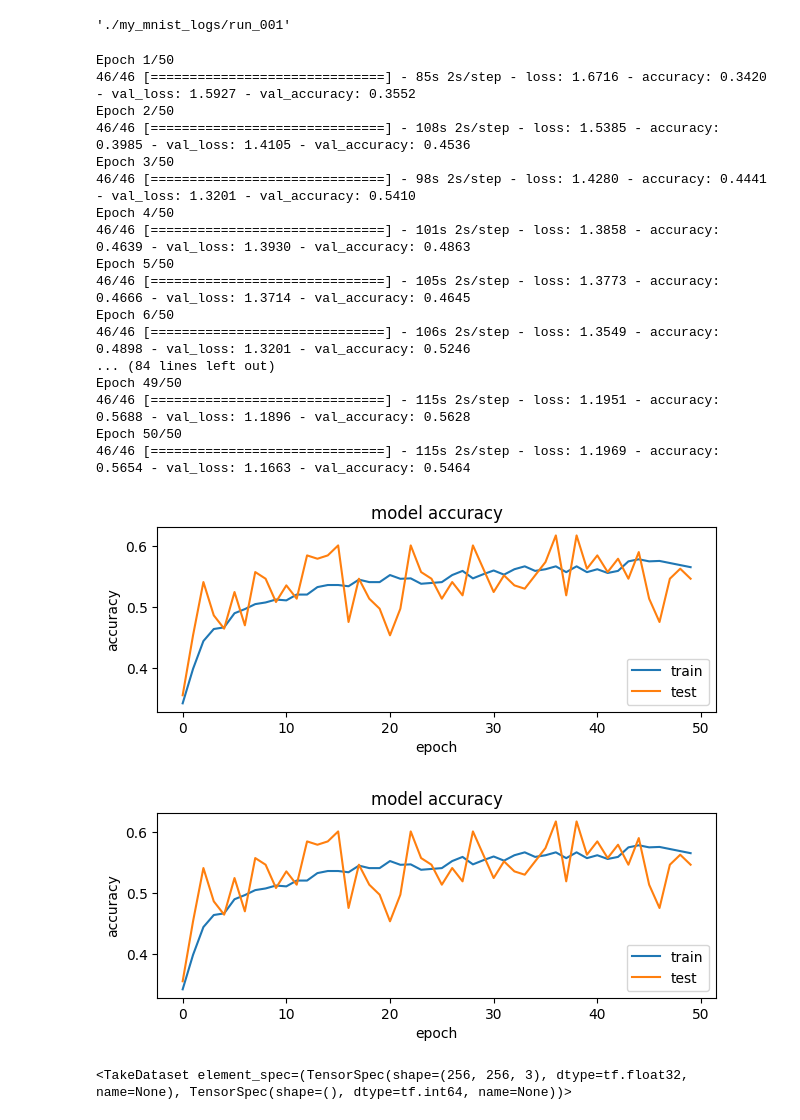
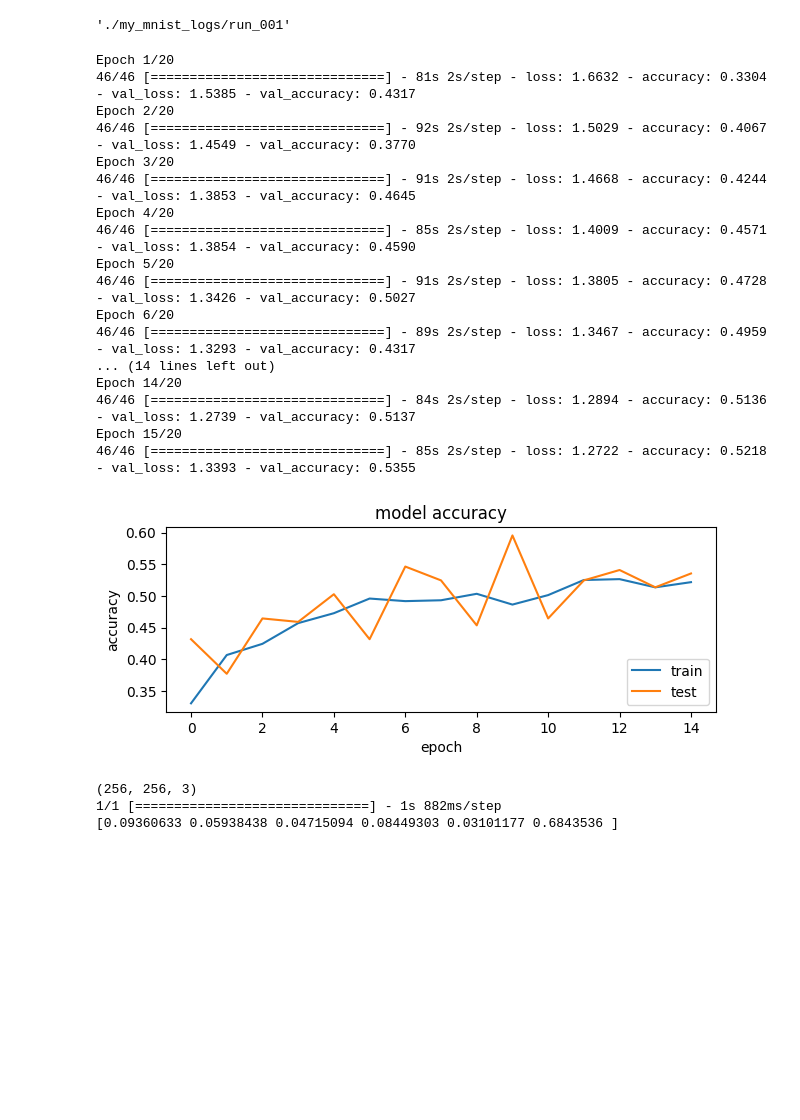
Before and after one commit to lrav35/brain_segmentation_classification, a Jupyter notebook: Brain Hemorrhage Segmentation.ipynb, the cells around one changed output. Drawn from its saved outputs; the diff is of its cells as text; code cells hidden in the pictures; blank space fills up the shorter version.

Commit message:
fixing model classes

```diff
--- a/Brain Hemorrhage Segmentation.ipynb
+++ b/Brain Hemorrhage Segmentation.ipynb
@@ -1008,6 +1008,7 @@ for index in range(labels.shape[0]):
 NameError: name 'labels' is not defined
 # %%
 cnn_df = labels.filter(['Origin','Class'], axis=1)
+cnn_df['Class'] = cnn_df['Class'].apply(lambda x: x - 1)
 cnn_df
 # %% [output]
 |  | Origin | Class |
@@ -1122,7 +1127,7 @@ input_shape = (256, 256, 3)
 # Define the model
 base_model = tf.keras.applications.xception.Xception(weights="imagenet", include_top=False, input_shape= input_shape)
 avg = tf.keras.layers.GlobalAveragePooling2D()(base_model.output)
-output = tf.keras.layers.Dense(num_classes, activation="softmax")(avg)
+output = tf.keras.layers.Dense(6, activation="softmax")(avg)
 model = tf.keras.Model(inputs=base_model.input, outputs=output)
 
 model.summary()
@@ -1156,57 +1161,62 @@ run_logdir
 # %%
 early_stopping_cb = keras.callbacks.EarlyStopping(
     min_delta=0.001, # minimium amount of change to count as an improvement
-    patience=20, # how many epochs to wait before stopping
+    patience=5, # how many epochs to wait before stopping
 )
 checkpoint_cb = keras.callbacks.ModelCheckpoint("brain_classification_model.h5", save_best_only=True)
 tensorboard_cb = keras.callbacks.TensorBoard(run_logdir)
 
 optimizer = tf.keras.optimizers.legacy.SGD(learning_rate=0.01, momentum=0.9, decay=0.01)
 model.compile(loss="sparse_categorical_crossentropy", optimizer=optimizer, metrics=["accuracy"])
-history = model.fit(train_batches, epochs=50, validation_data=val_batches,
+history = model.fit(train_batches, epochs=20, validation_data=val_batches,
                     callbacks=[checkpoint_cb, early_stopping_cb, tensorboard_cb])
 # %% [output]
-Epoch 1/50
-46/46 [==============================] - 85s 2s/step - loss: 1.6716 - accuracy: 0.3420 - val_loss: 1.5927 - val_accuracy: 0.3552
-Epoch 2/50
-46/46 [==============================] - 108s 2s/step - loss: 1.5385 - accuracy: 0.3985 - val_loss: 1.4105 - val_accuracy: 0.4536
-Epoch 3/50
-46/46 [==============================] - 98s 2s/step - loss: 1.4280 - accuracy: 0.4441 - val_loss: 1.3201 - val_accuracy: 0.5410
-Epoch 4/50
-46/46 [==============================] - 101s 2s/step - loss: 1.3858 - accuracy: 0.4639 - val_loss: 1.3930 - val_accuracy: 0.4863
-Epoch 5/50
-46/46 [==============================] - 105s 2s/step - loss: 1.3773 - accuracy: 0.4666 - val_loss: 1.3714 - val_accuracy: 0.4645
-Epoch 6/50
-46/46 [==============================] - 106s 2s/step - loss: 1.3549 - accuracy: 0.4898 - val_loss: 1.3201 - val_accuracy: 0.5246
-... (84 lines left out)
-Epoch 49/50
-46/46 [==============================] - 115s 2s/step - loss: 1.1951 - accuracy: 0.5688 - val_loss: 1.1896 - val_accuracy: 0.5628
-Epoch 50/50
-46/46 [==============================] - 115s 2s/step - loss: 1.1969 - accuracy: 0.5654 - val_loss: 1.1663 - val_accuracy: 0.5464
+Epoch 1/20
+46/46 [==============================] - 81s 2s/step - loss: 1.6632 - accuracy: 0.3304 - val_loss: 1.5385 - val_accuracy: 0.4317
+Epoch 2/20
+46/46 [==============================] - 92s 2s/step - loss: 1.5029 - accuracy: 0.4067 - val_loss: 1.4549 - val_accuracy: 0.3770
+Epoch 3/20
+46/46 [==============================] - 91s 2s/step - loss: 1.4668 - accuracy: 0.4244 - val_loss: 1.3853 - val_accuracy: 0.4645
+Epoch 4/20
+46/46 [==============================] - 85s 2s/step - loss: 1.4009 - accuracy: 0.4571 - val_loss: 1.3854 - val_accuracy: 0.4590
+Epoch 5/20
+46/46 [==============================] - 91s 2s/step - loss: 1.3805 - accuracy: 0.4728 - val_loss: 1.3426 - val_accuracy: 0.5027
+Epoch 6/20
+46/46 [==============================] - 89s 2s/step - loss: 1.3467 - accuracy: 0.4959 - val_loss: 1.3293 - val_accuracy: 0.4317
+... (14 lines left out)
+Epoch 14/20
+46/46 [==============================] - 84s 2s/step - loss: 1.2894 - accuracy: 0.5136 - val_loss: 1.2739 - val_accuracy: 0.5137
+Epoch 15/20
+46/46 [==============================] - 85s 2s/step - loss: 1.2722 - accuracy: 0.5218 - val_loss: 1.3393 - val_accuracy: 0.5355
 # %%
 fig = plt.figure()
 plt.subplot(2,1,1)
 plt.plot(history.history['accuracy'])
 plt.plot(history.history['val_accuracy'])
 plt.title('model accuracy')
 plt.ylabel('accuracy')
 plt.xlabel('epoch')
 plt.legend(['train', 'test'], loc='lower right')
 
 plt.tight_layout()
-
-fig
 # %% [output]
-[figure, old version]
+[figure, new version]
-[figure, removed]
 # %%
 model = keras.models.load_model("brain_classification_model.h5")
 # %%
 X_new = train_dataset.take(1)
 X_new
+
+for x, y in X_new:
+    print(x.shape)
+    dim = tf.expand_dims(x, axis=0)
+    print(model.predict(dim).flatten())
+# model.predict(X_new)
 # y_pred = np.argmax(model.predict(X_new), axis=-1)
 # y_pred
 # %% [output]
-<TakeDataset element_spec=(TensorSpec(shape=(256, 256, 3), dtype=tf.float32, name=None), TensorSpec(shape=(), dtype=tf.int64, name=None))>
+(256, 256, 3)
+1/1 [==============================] - 1s 882ms/step
+[0.09360633 0.05938438 0.04715094 0.08449303 0.03101177 0.6843536 ]
 # %%
 import tensorflowjs as tfjs
```
Also changed, not shown: parts of 5 cells of this notebook, 1 other file.
